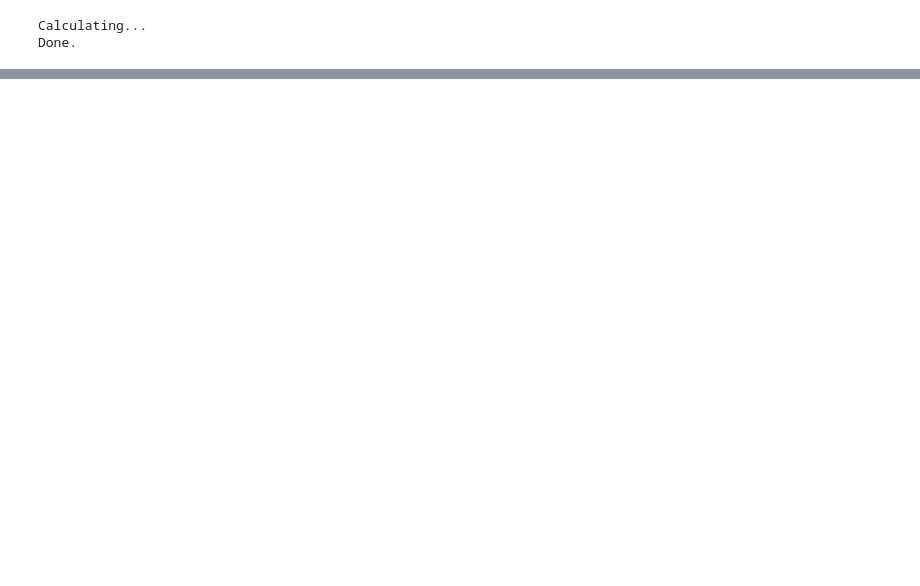
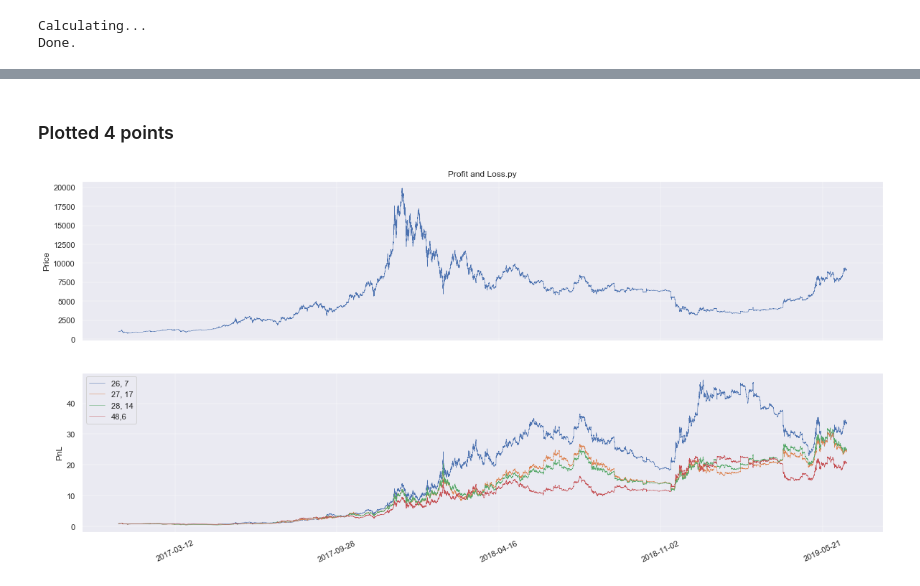
Before and after one commit to augmento-ai/quant-reseach, a Jupyter notebook: notebooks/1_backtesting_different_sentiment_pairs.ipynb, the cells around one changed output, grey strips where cells are left out. Drawn from its saved outputs; the diff is of its cells as text; code cells hidden in the pictures; blank space fills up the shorter version.

```diff
--- a/notebooks/1_backtesting_different_sentiment_pairs.ipynb
+++ b/notebooks/1_backtesting_different_sentiment_pairs.ipynb
@@ -183,0 +220,61 @@ plt.show()
+# %% [markdown]
+### Plotted 4 points
+# %%
+# Pick Topics
+aug_signal_a = aug_data[:, aug_topics_inv["Positive"]].astype(np.float64)
+aug_signal_b = aug_data[:, aug_topics_inv["Bearish"]].astype(np.float64)
+
+# generate the sentiment score
+sent_score = ah.nb_calc_sentiment_score_a(aug_signal_a, aug_signal_b, 26*24, 7*24)
+sent_score1 = ah.nb_calc_sentiment_score_a(aug_signal_a, aug_signal_b, 27*24, 17*24)
+sent_score2 = ah.nb_calc_sentiment_score_a(aug_signal_a, aug_signal_b, 28*24, 14*24)
+sent_score3 = ah.nb_calc_sentiment_score_a(aug_signal_a, aug_signal_b, 48*24, 6*24)
+
+# define some parameters for the backtest
+start_pnl = 1.0
+buy_sell_fee = 0.0075
+
+# run the backtest
+pnl = ah.nb_backtest_a(price_data, sent_score, start_pnl, buy_sell_fee)
+pnl1 = ah.nb_backtest_a(price_data, sent_score1, start_pnl, buy_sell_fee)
+pnl2 = ah.nb_backtest_a(price_data, sent_score2, start_pnl, buy_sell_fee)
+pnl3 = ah.nb_backtest_a(price_data, sent_score3, start_pnl, buy_sell_fee)
+
+# set up the figure
+fig, ax = plt.subplots(2, 1, sharex=True, sharey=False, figsize=(20,10))
+
+# initialise some labels for the plot
+datenum_aug_data = [md.date2num(datetime.datetime.fromtimestamp(el)) for el in t_aug_data]
+datenum_price_data = [md.date2num(datetime.datetime.fromtimestamp(el)) for el in t_price_data]
+
+# plot stuff
+ax[0].grid(linewidth=0.4)
+ax[1].grid(linewidth=0.4)
+
+ax[0].plot(datenum_price_data, price_data, linewidth=0.5)
+
+ax[1].plot(datenum_aug_data, pnl, linewidth=0.5)
+ax[1].plot(datenum_price_data, pnl1, linewidth=0.5)
+ax[1].plot(datenum_price_data, pnl2, linewidth=0.5)
+ax[1].plot(datenum_price_data, pnl3, linewidth=0.5)
+ax[1].legend(("26, 7","27, 17","28, 14","48,6"))
+
+
+# label axes
+ax[0].set_ylabel("Price")
+ax[1].set_ylabel("PnL")
+ax[0].set_title("Profit and Loss.py")
+
+# generate the time axes
+plt.subplots_adjust(bottom=0.2)
+plt.xticks( rotation=25 )
+ax[0]=plt.gca()
+xfmt = md.DateFormatter('%Y-%m-%d')
+ax[0].xaxis.set_major_formatter(xfmt)
+
+
+
+# show the plot
+plt.show()
+# %% [output]
+[figure, added]
```
Also changed, not shown: parts of 22 cells of this notebook.
